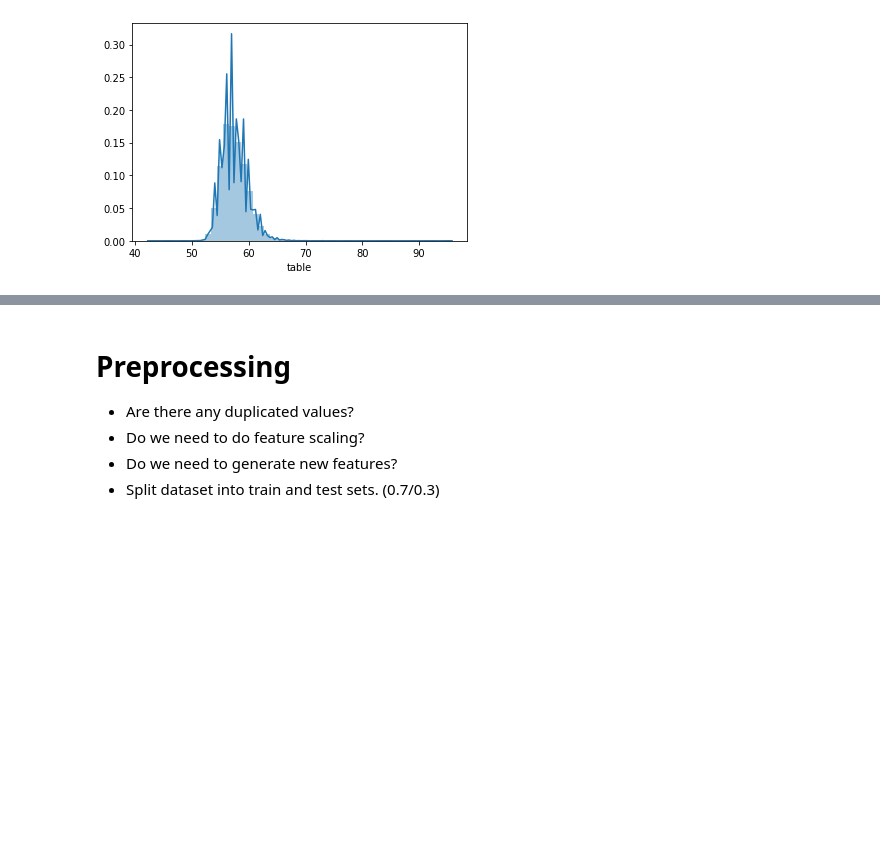
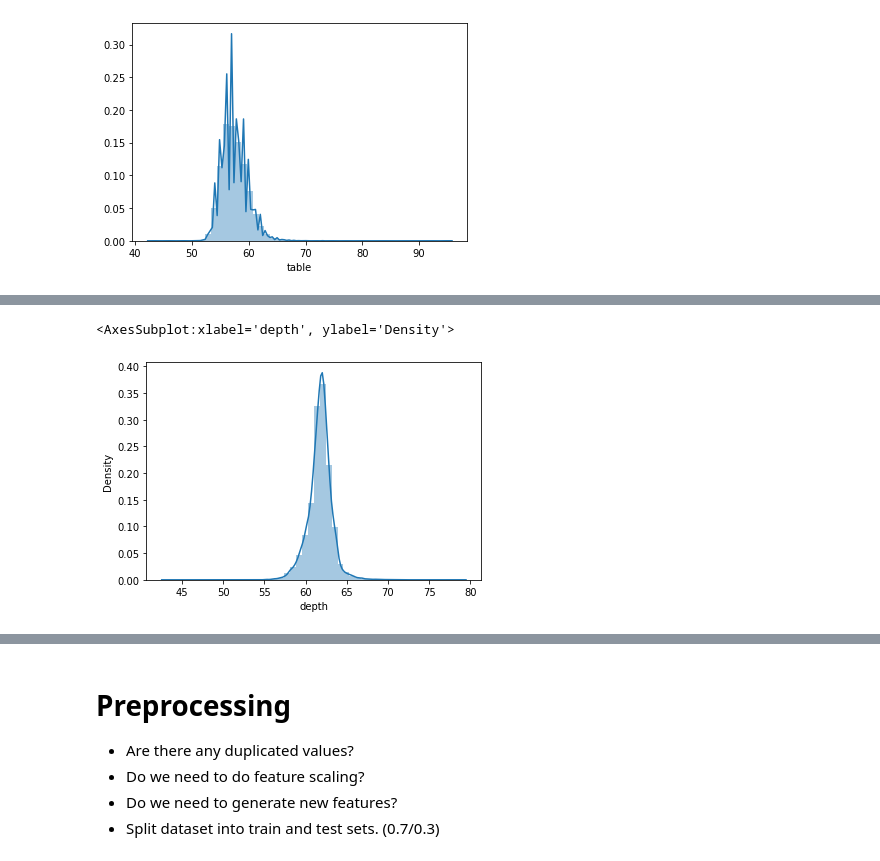
Before and after one commit to batikanor/GlobalAIHubMachineLearningCourse, a Jupyter notebook: Final Project/Final Project.ipynb, the cells around one changed output, grey strips where cells are left out. Saved outputs shown, nothing was run; the diff lists cells and outputs as text; code cells hidden in the pictures; blank space fills up the shorter version.

```diff
--- a/Final Project/Final Project.ipynb
+++ b/Final Project/Final Project.ipynb
@@ -163,0 +201,5 @@ df = df.drop(['index'], axis = 1)
+# %%
+sns.distplot(df["depth"])
+# %% [output]
+<AxesSubplot:xlabel='depth', ylabel='Density'>
+[figure, added]
```
Also changed, not shown: parts of 14 cells of this notebook.
